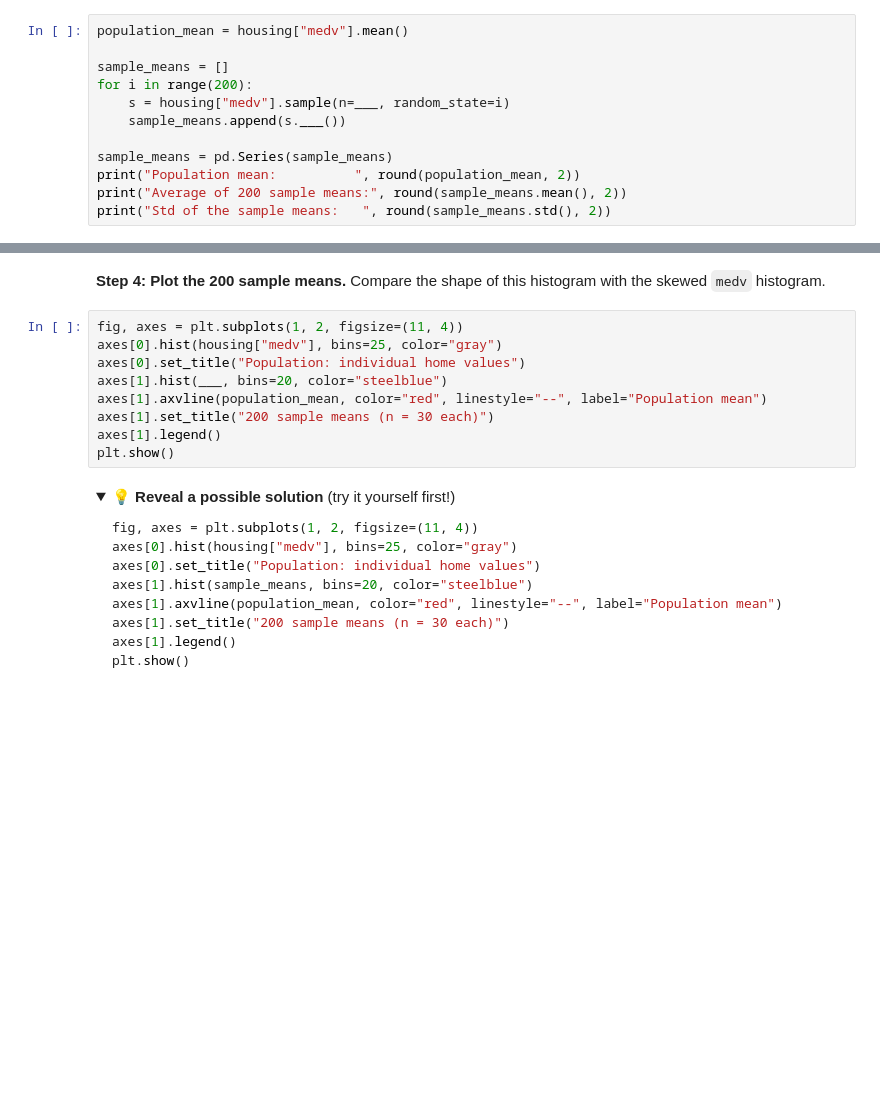
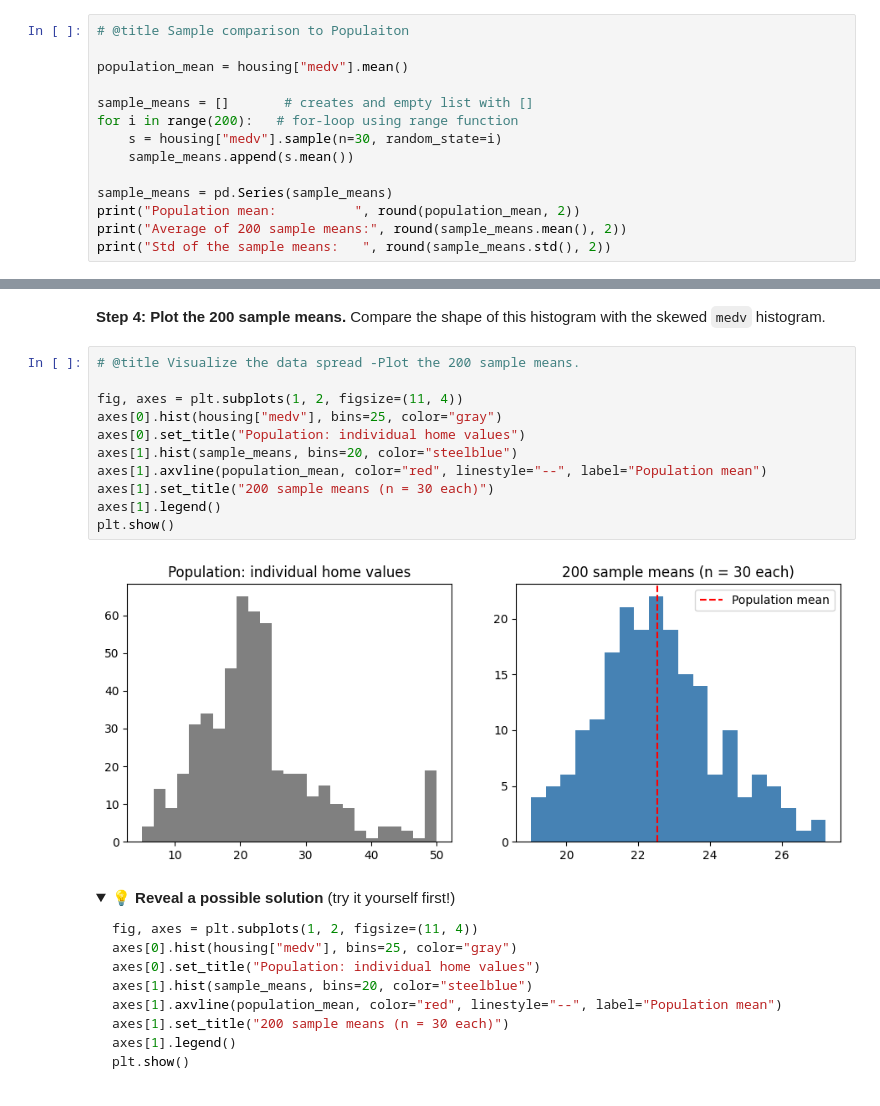
Before and after one commit to profhamilton3/DataAnalytics, a Jupyter notebook: session_notebooks/session_8_descriptive_statistics_profiling.ipynb, the cells around one changed output, grey strips where cells are left out. Drawn from its saved outputs; the diff is of its cells as text; folded sections open; blank space fills up the shorter version.

```diff
--- a/session_notebooks/session_8_descriptive_statistics_profiling.ipynb
+++ b/session_notebooks/session_8_descriptive_statistics_profiling.ipynb
@@ -236,12 +262,14 @@ housing.groupby("rooms_band", observed=True)["medv"].agg(["count", "median", "st
 - `.sample(n=30)` draws 30 random rows.
 - Repeat it 200 times and keep each sample's mean.
 # %%
+# @title Sample comparison to Populaiton
+
 population_mean = housing["medv"].mean()
 
-sample_means = []
-for i in range(200):
-    s = housing["medv"].sample(n=___, random_state=i)
-    sample_means.append(s.___())
+sample_means = []       # creates and empty list with []
+for i in range(200):   # for-loop using range function
+    s = housing["medv"].sample(n=30, random_state=i)
+    sample_means.append(s.mean())
 
 sample_means = pd.Series(sample_means)
 print("Population mean:          ", round(population_mean, 2))
@@ -267,14 +299,18 @@ print("Std of the sample means:   ", round(sample_means.std(), 2))
 # %% [markdown]
 **Step 4: Plot the 200 sample means.** Compare the shape of this histogram with the skewed `medv` histogram.
 # %%
+# @title Visualize the data spread -Plot the 200 sample means.
+
 fig, axes = plt.subplots(1, 2, figsize=(11, 4))
 axes[0].hist(housing["medv"], bins=25, color="gray")
 axes[0].set_title("Population: individual home values")
-axes[1].hist(___, bins=20, color="steelblue")
+axes[1].hist(sample_means, bins=20, color="steelblue")
 axes[1].axvline(population_mean, color="red", linestyle="--", label="Population mean")
 axes[1].set_title("200 sample means (n = 30 each)")
 axes[1].legend()
 plt.show()
+# %% [output]
+[figure, added]
 # %% [markdown]
 <details>
 <summary><b>💡 Reveal a possible solution</b> (try it yourself first!)</summary>
```
Also changed, not shown: parts of 15 cells of this notebook.
